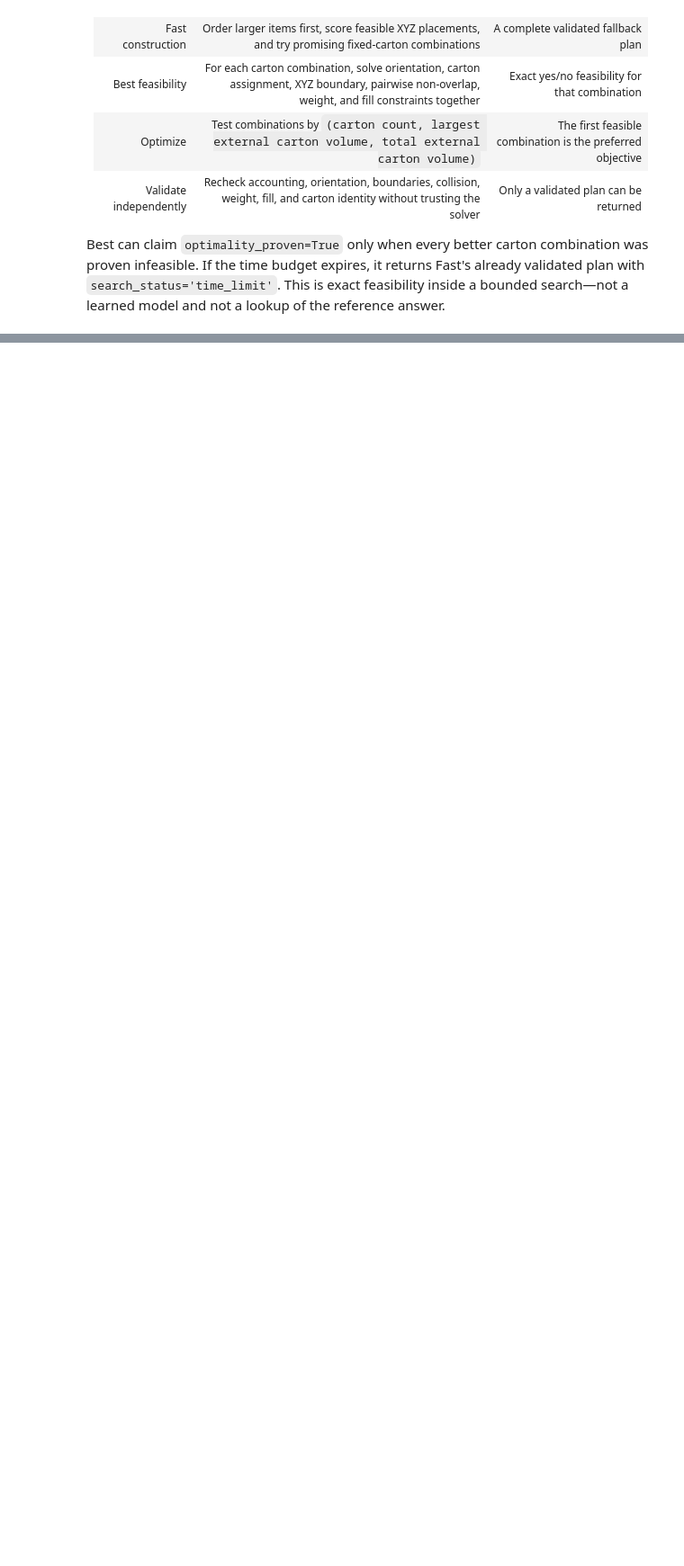
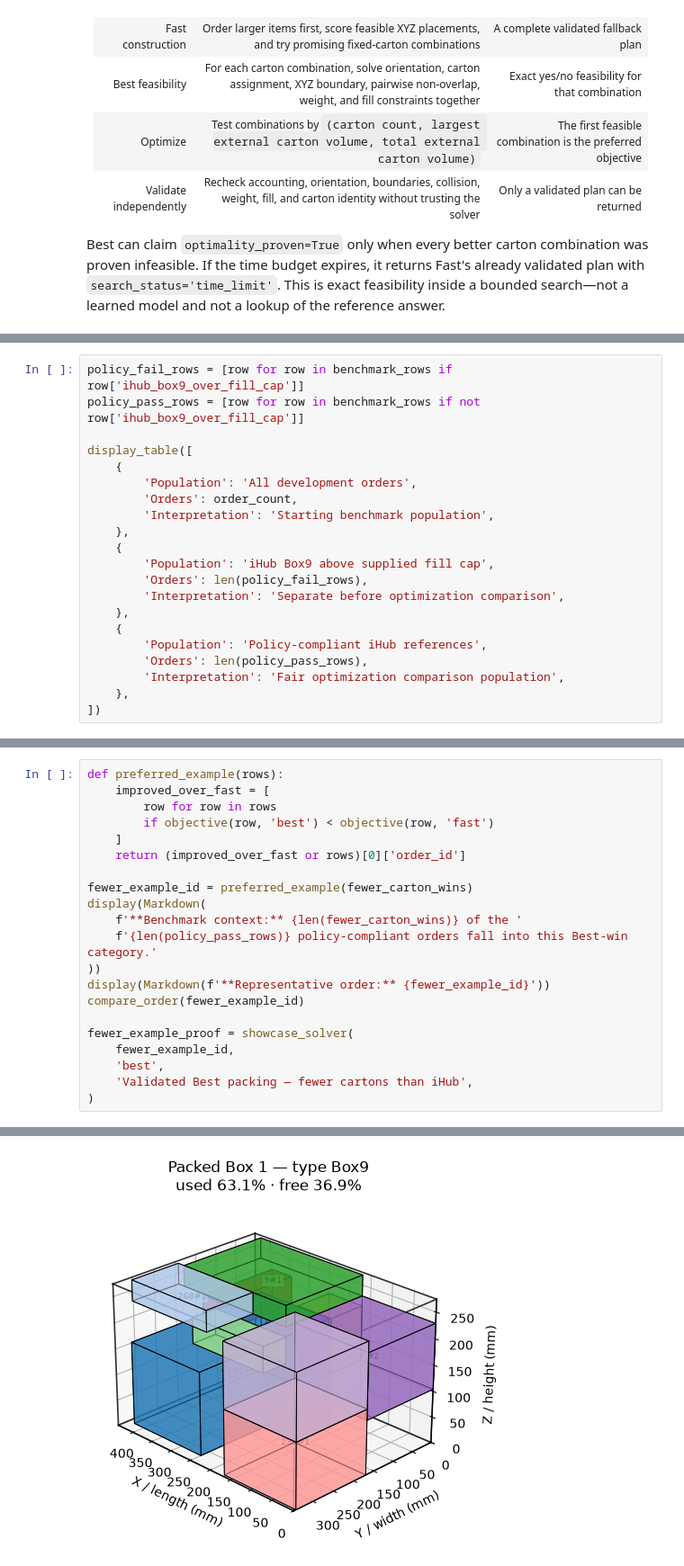
Before and after one commit to Voycepeh/ihubsolutions-capstone-project, a Jupyter notebook: notebooks/Solver Demo.ipynb, the cells around one changed output, grey strips where cells are left out. Shown at 90% size. Saved outputs shown, nothing was run; the diff lists cells and outputs as text; blank space fills up the shorter version.

```diff
--- a/notebooks/Solver Demo.ipynb
+++ b/notebooks/Solver Demo.ipynb
@@ -662,0 +306,21 @@ The 75 raw higher-carton results are not optimization losses; all occur where iH
+# %%
+policy_fail_rows = [row for row in benchmark_rows if row['ihub_box9_over_fill_cap']]
+policy_pass_rows = [row for row in benchmark_rows if not row['ihub_box9_over_fill_cap']]
+
+display_table([
+    {
+        'Population': 'All development orders',
+        'Orders': order_count,
+        'Interpretation': 'Starting benchmark population',
+    },
+    {
+        'Population': 'iHub Box9 above supplied fill cap',
+        'Orders': len(policy_fail_rows),
+        'Interpretation': 'Separate before optimization comparison',
+    },
+    {
+        'Population': 'Policy-compliant iHub references',
+        'Orders': len(policy_pass_rows),
+        'Interpretation': 'Fair optimization comparison population',
+    },
+])
@@ -662,0 +485,22 @@ The 75 raw higher-carton results are not optimization losses; all occur where iH
+# %%
+def preferred_example(rows):
+    improved_over_fast = [
+        row for row in rows
+        if objective(row, 'best') < objective(row, 'fast')
+    ]
+    return (improved_over_fast or rows)[0]['order_id']
+
+fewer_example_id = preferred_example(fewer_carton_wins)
+display(Markdown(
+    f'**Benchmark context:** {len(fewer_carton_wins)} of the '
+    f'{len(policy_pass_rows)} policy-compliant orders fall into this Best-win category.'
+))
+display(Markdown(f'**Representative order:** {fewer_example_id}'))
+compare_order(fewer_example_id)
+
+fewer_example_proof = showcase_solver(
+    fewer_example_id,
+    'best',
+    'Validated Best packing — fewer cartons than iHub',
+)
+# %% [output]
@@ -662,0 +530 @@ The 75 raw higher-carton results are not optimization losses; all occur where iH
+[figure, added]
```
Also changed, not shown: parts of 60 cells of this notebook, 12 other files.
